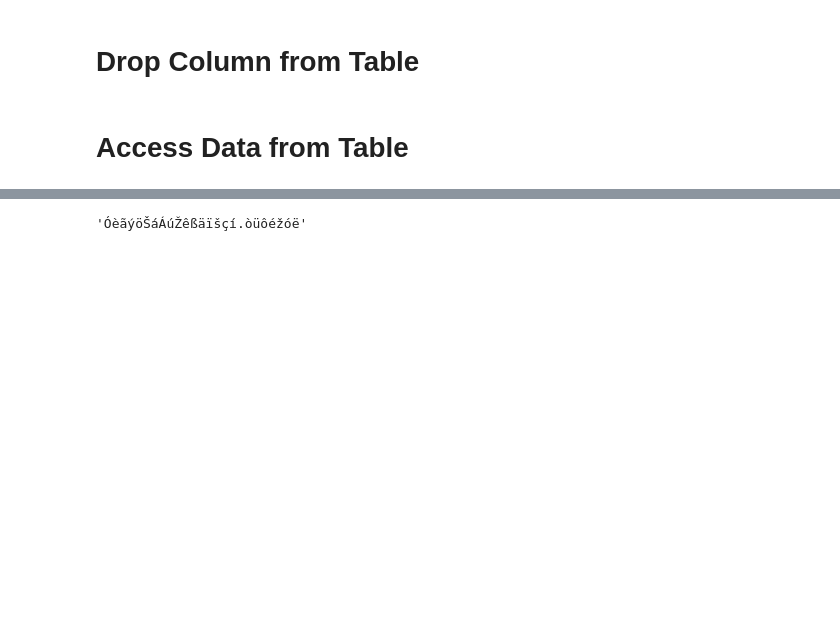
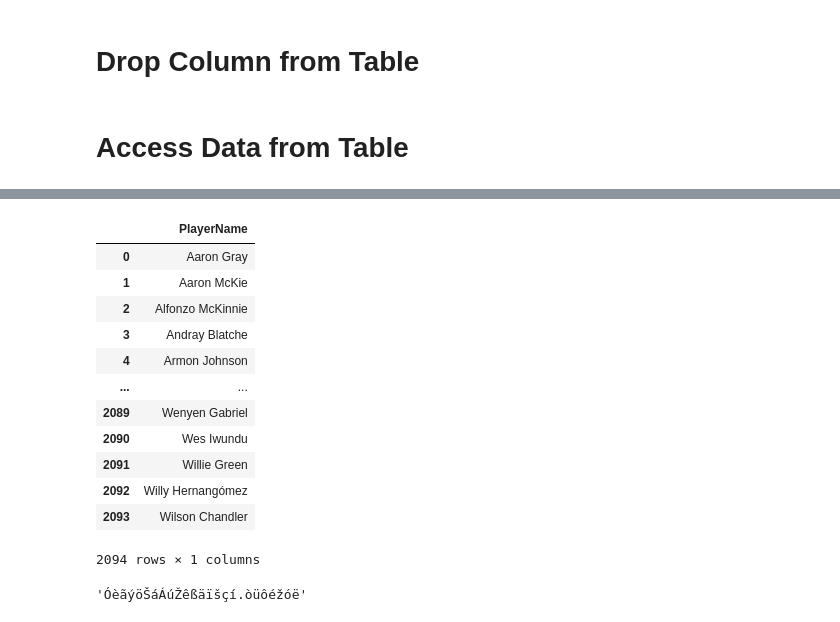
Before and after one commit to dizzydwarfus/Personal_Projects, a Jupyter notebook: nba_airflow/core/sql/sqlalchemyv2.ipynb, the cells around one changed output, grey strips where cells are left out. Cells and saved outputs as stored; diff of their text form; code cells hidden in the pictures; blank space fills up the shorter version.

```diff
--- a/nba_airflow/core/sql/sqlalchemyv2.ipynb
+++ b/nba_airflow/core/sql/sqlalchemyv2.ipynb
@@ -659,3 +648,19 @@ pbp_df = pd.DataFrame(rows, columns=pbp.keys(),)
+# %%
+pbp_df
+# %% [output]
+|  | PlayerName |
+| 0 | Aaron Gray |
+| 1 | Aaron McKie |
+| 2 | Alfonzo McKinnie |
+| 3 | Andray Blatche |
+| 4 | Armon Johnson |
+| ... | ... |
+| 2089 | Wenyen Gabriel |
+| 2090 | Wes Iwundu |
+| 2091 | Willie Green |
+| 2092 | Willy Hernangómez |
+| 2093 | Wilson Chandler |
+2094 rows × 1 columns
 # %%
 special_names = [re.findall(r"[^a-z^A-Z^\s^'^-]", i) for i in pbp_df['PlayerName'] if re.findall(r"[^a-z^A-Z^\s^'^-]", i)]
 # %%
```
Also changed, not shown: parts of 6 cells of this notebook, 1 other file.
